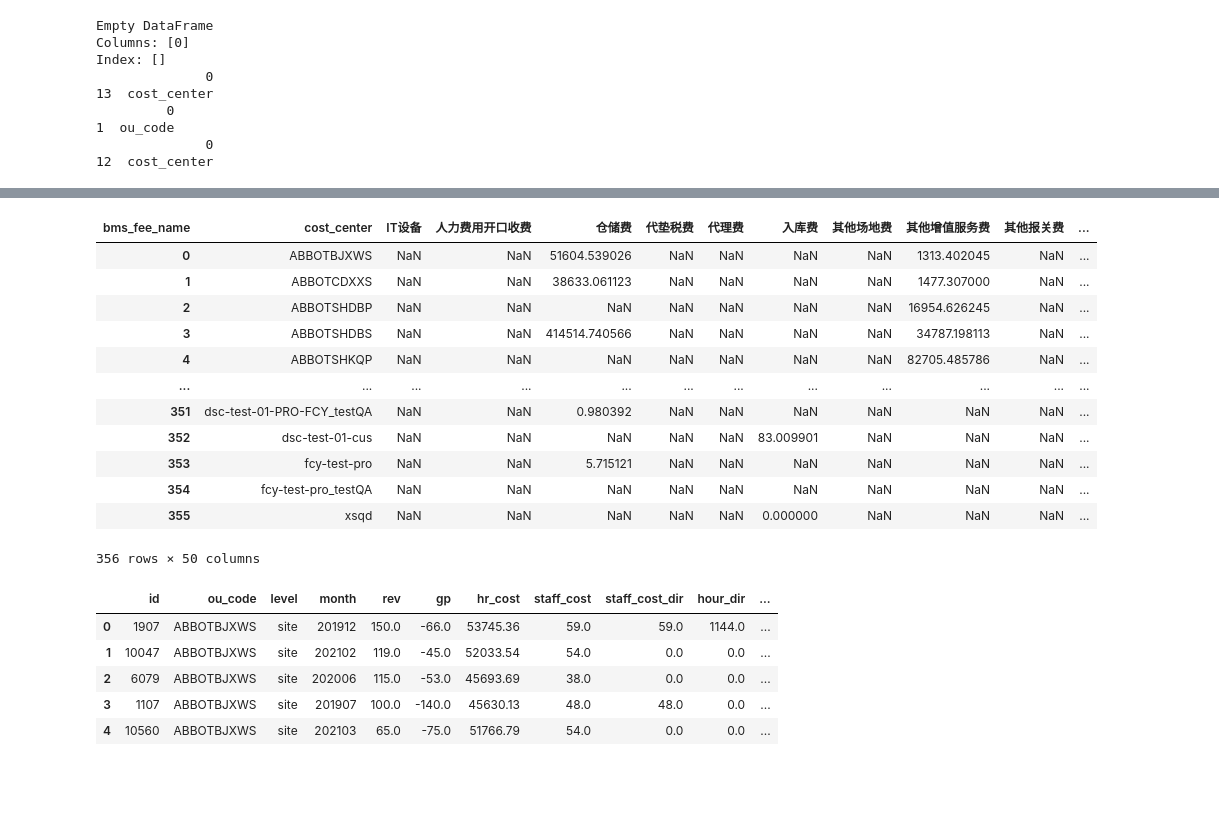
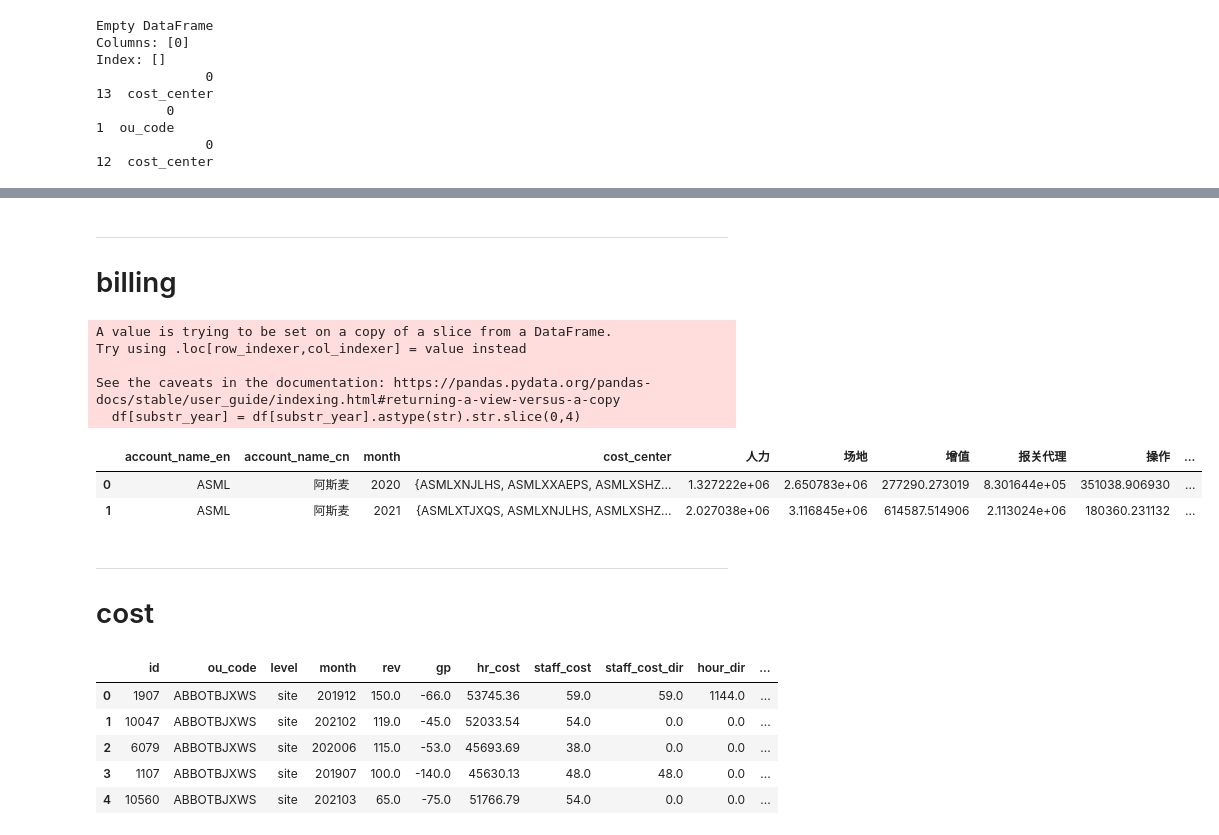
Before and after one commit to fyenne/play8_paint, a Jupyter notebook: profile.ipynb, the cells around one changed output, grey strips where cells are left out. Cells and saved outputs as stored; diff of their text form; code cells hidden in the pictures; blank space fills up the shorter version.

```diff
--- a/profile.ipynb
+++ b/profile.ipynb
@@ -29,6 +32,7 @@ df_cost = pd.read_csv('./data_down/' + 'dwd_dsc_hr_cost_dtl.csv', sep = '\001')
 df_bill = pd.read_csv('./data_down/' + 'dwd_fact_warehouse_billing_detail_dtl.csv', sep = '\001')
 df_bcaw = pd.read_csv('./data_down/' + 'bca_without_mail.csv', sep = '\001')
 rel = pd.read_csv('./data_down/' + 'bca_cc_cust_rel.csv', sep = '\001')
+df_bill_type = pd.read_csv('./data_down/' + 'dim_dsc_billing_type_info.csv', sep = '\001')
 # for i in os.listdir('./data_down'):
 #     print(re.findall( '\w+', i)[0])
 #     df = pd.read_csv('./data_down/' + i, sep = '\001')
@@ -108,7 +112,8 @@ def data_clean(df, substr_year, **kwargs):
 
 def to_cust_level(df,  substr_year, **kwargs):
     """
-    merge all to cust level
+    merge all to cust level \
+        to_cust_level(df,  substr_year, **kwargs):
     """
     try:
         df1 = df.merge(rel, left_on = 'ou_code', right_on = 'cc_in_ou', how  ='left')
@@ -134,22 +123,13 @@ df_bill['bms_bill_end_date'].str.slice()
+# %% [markdown]
+---
+# billing
 # %%
 """
 ~billing~
 bill detail table now having 50+ bms_types. which is unacceptalble/
 """
-df_bill.pivot_table(index= ['cost_center'],\
-    columns= 'bms_fee_name',
-    values='bms_amount',).reset_index()
+df_bill['month'] = df_bill['bms_bill_end_date'].astype(str).str.slice(0,6)
+df_bill = df_bill.merge(df_bill_type, left_on = 'bms_fee_type', right_on = 'billing_fee_type_code', how = 'left')
+bms = df_bill.pivot_table(index= ['cost_center', 'month'],\
+    columns= 'category',
+    values='bms_amount',).reset_index().fillna(0)
-# %% [output]
-| bms_fee_name | cost_center | IT设备 | 人力费用开口收费 | 仓储费 | 代垫税费 | 代理费 | 入库费 | 其他场地费 | 其他增值服务费 | 其他报关费 | ... |
-| 0 | ABBOTBJXWS | NaN | NaN | 51604.539026 | NaN | NaN | NaN | NaN | 1313.402045 | NaN | ... |
-| 1 | ABBOTCDXXS | NaN | NaN | 38633.061123 | NaN | NaN | NaN | NaN | 1477.307000 | NaN | ... |
-| 2 | ABBOTSHDBP | NaN | NaN | NaN | NaN | NaN | NaN | NaN | 16954.626245 | NaN | ... |
-| 3 | ABBOTSHDBS | NaN | NaN | 414514.740566 | NaN | NaN | NaN | NaN | 34787.198113 | NaN | ... |
-| 4 | ABBOTSHKQP | NaN | NaN | NaN | NaN | NaN | NaN | NaN | 82705.485786 | NaN | ... |
-| ... | ... | ... | ... | ... | ... | ... | ... | ... | ... | ... | ... |
-| 351 | dsc-test-01-PRO-FCY_testQA | NaN | NaN | 0.980392 | NaN | NaN | NaN | NaN | NaN | NaN | ... |
-| 352 | dsc-test-01-cus | NaN | NaN | NaN | NaN | NaN | 83.009901 | NaN | NaN | NaN | ... |
-| 353 | fcy-test-pro | NaN | NaN | 5.715121 | NaN | NaN | NaN | NaN | NaN | NaN | ... |
-| 354 | fcy-test-pro_testQA | NaN | NaN | NaN | NaN | NaN | NaN | NaN | NaN | NaN | ... |
-| 355 | xsqd | NaN | NaN | NaN | NaN | NaN | 0.000000 | NaN | NaN | NaN | ... |
-356 rows × 50 columns
@@ -159,3 +136,29 @@ df_bill.pivot_table(index= ['cost_center'],\
+# %%
+bms_cus_yr = to_cust_level(df = bms, substr_year = 'month' ,\
+    cost_center = set,
+    人力 = 'sum',
+    场地 = 'sum',
+    增值 = 'sum',
+    报关代理 = 'sum',
+    操作 = 'sum',
+    短驳运输 = 'sum',
+    索赔及返利 = 'sum',
+    设备使用 = 'sum' ).reset_index()
+# %% [output]
+A value is trying to be set on a copy of a slice from a DataFrame.
+Try using .loc[row_indexer,col_indexer] = value instead
+
+See the caveats in the documentation: https://pandas.pydata.org/pandas-docs/stable/user_guide/indexing.html#returning-a-view-versus-a-copy
+  df[substr_year] = df[substr_year].astype(str).str.slice(0,4)
+# %%
+bms_cus_yr.head(2)
+# %% [output]
+|  | account_name_en | account_name_cn | month | cost_center | 人力 | 场地 | 增值 | 报关代理 | 操作 | ... |
+| 0 | ASML | 阿斯麦 | 2020 | {ASMLXNJLHS, ASMLXXAEPS, ASMLXSHZ... | 1.327222e+06 | 2.650783e+06 | 277290.273019 | 8.301644e+05 | 351038.906930 | ... |
+| 1 | ASML | 阿斯麦 | 2021 | {ASMLXTJXQS, ASMLXNJLHS, ASMLXSHZ... | 2.027038e+06 | 3.116845e+06 | 614587.514906 | 2.113024e+06 | 180360.231132 | ... |
+# %% [markdown]
+---
+# cost
 # %%
 # def tst(substr_year,**kwargs):
 #     df_bill[substr_year] = df_bill[substr_year].astype(str).str.slice(0,4)
```
Also changed, not shown: parts of 8 cells of this notebook.
